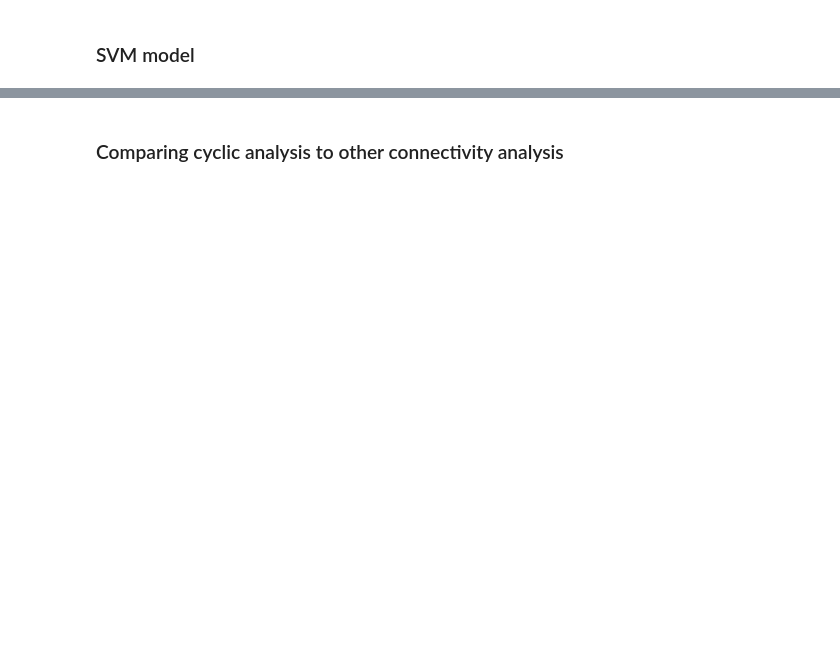
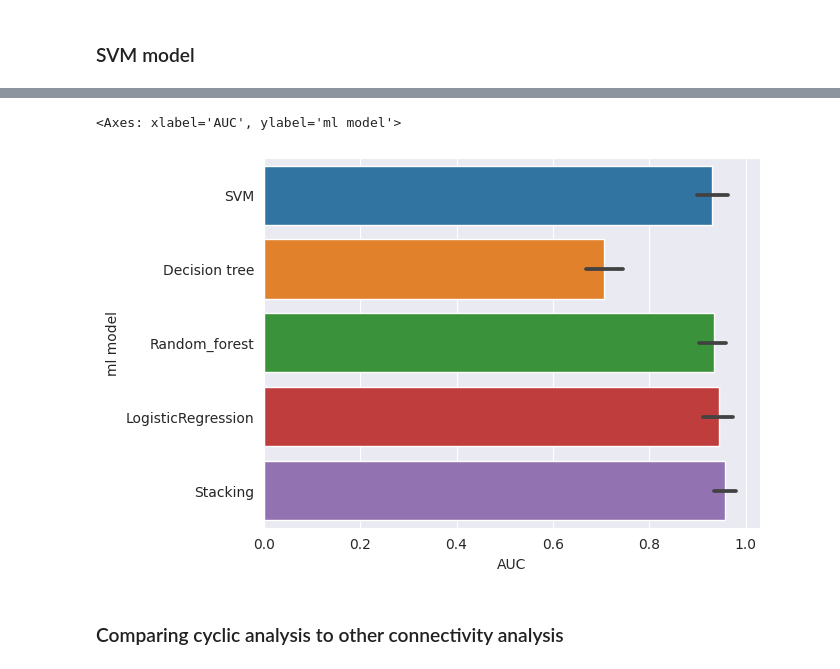
Before and after one commit to WMDA/socio-emotion-cognition, a Jupyter notebook: resting/view_output/testing_workflow.ipynb, the cells around one changed output, grey strips where cells are left out. Saved outputs shown, nothing was run; the diff lists cells and outputs as text; code cells hidden in the pictures; blank space fills up the shorter version.

```diff
--- a/resting/view_output/testing_workflow.ipynb
+++ b/resting/view_output/testing_workflow.ipynb
@@ -111,3 +156,9 @@ plot.axvline(0.8, color="red", linestyle="--")
+# %%
+sns.barplot(data=pd.melt(overal_score['AUC']).rename(columns={'variable': 'ml model', 'value': 'AUC'}),
+                   x='AUC', y='ml model')
+# %% [output]
+<Axes: xlabel='AUC', ylabel='ml model'>
+[figure, added]
 # %% [markdown]
 ### Comparing cyclic analysis to other connectivity analysis
 # %%
```
Also changed, not shown: parts of 40 cells of this notebook.
